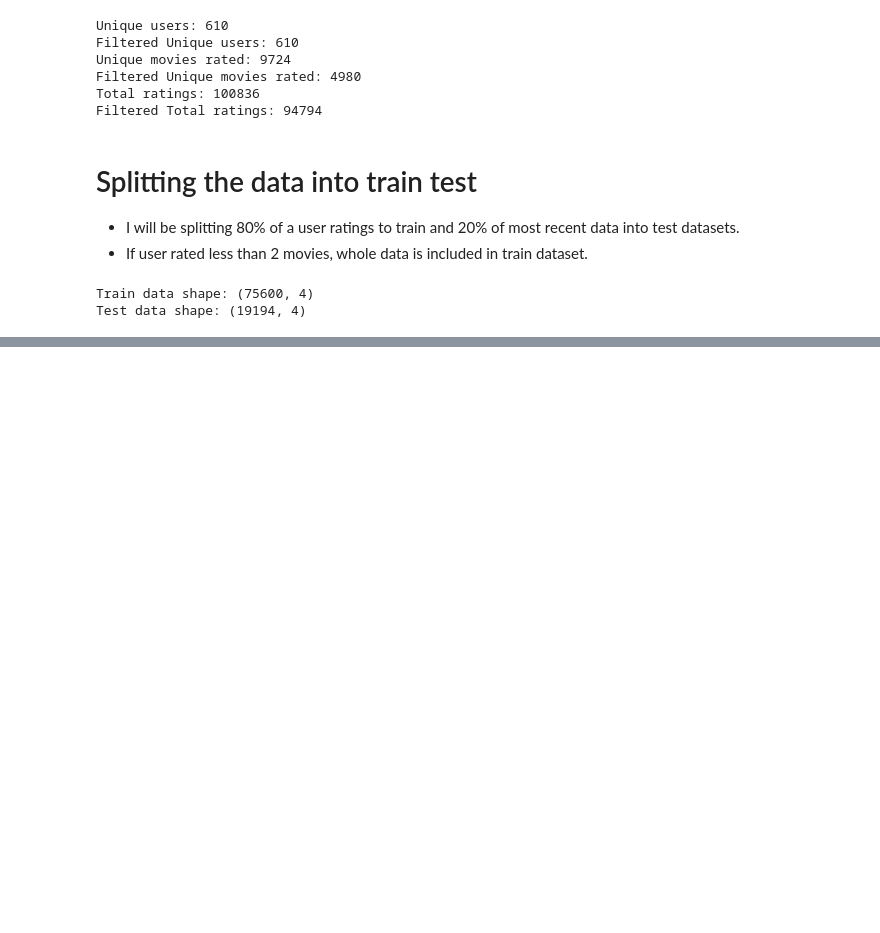
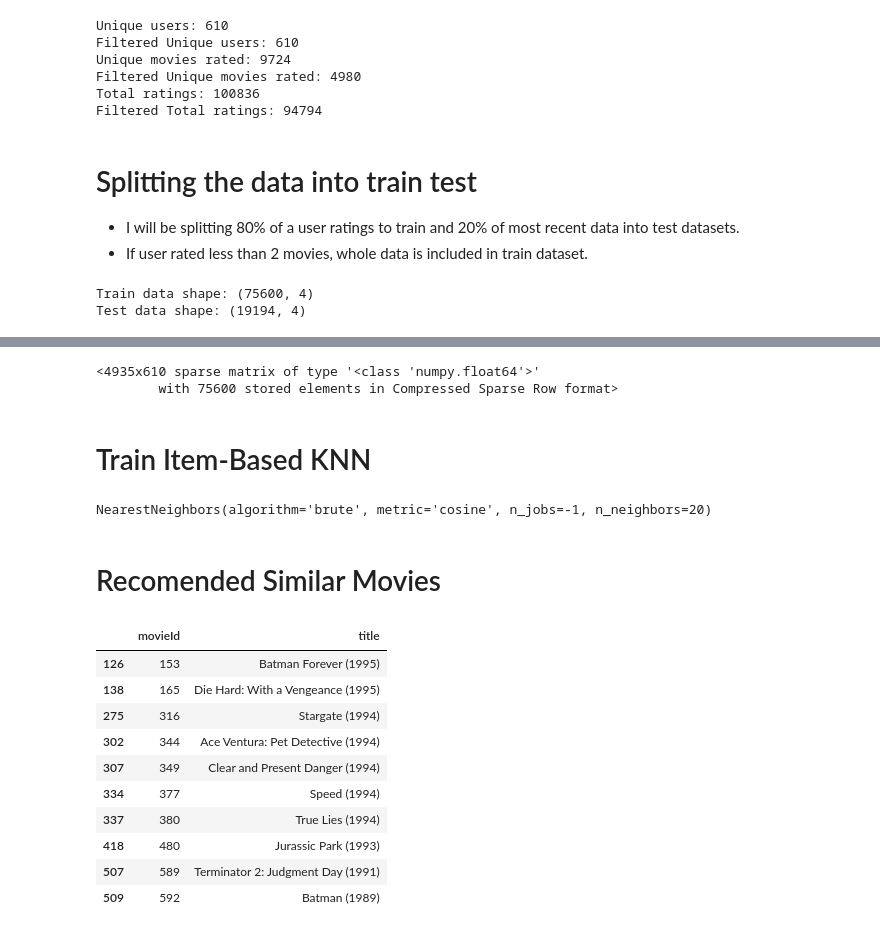
Before and after one commit to Rakeshkalivela/recomendation_systems, a Jupyter notebook: mf.ipynb, the cells around one changed output, grey strips where cells are left out. Saved outputs shown, nothing was run; the diff lists cells and outputs as text; code cells hidden in the pictures; blank space fills up the shorter version.

Commit message:
Built item-based knn

```diff
--- a/mf.ipynb
+++ b/mf.ipynb
@@ -203,0 +218,60 @@ Test data shape: (19194, 4)
+# %%
+R_train = csr_matrix(
+    (train_data["rating"], (train_data["movie_idx"], train_data["user_idx"])), #(Matrix_data, (rows, columns))
+    shape = (train_data["movie_idx"].nunique(), train_data["user_idx"].nunique())
+)
+
+R_train
+# %% [output]
+<4935x610 sparse matrix of type '<class 'numpy.float64'>'
+        with 75600 stored elements in Compressed Sparse Row format>
+# %% [markdown]
+# Train Item-Based KNN
+# %%
+item_knn = NearestNeighbors(
+    metric = 'cosine',
+    algorithm = 'brute',
+    n_neighbors = 20,
+    n_jobs = -1
+)
+
+item_knn.fit(R_train)
+# %% [output]
+NearestNeighbors(algorithm='brute', metric='cosine', n_jobs=-1, n_neighbors=20)
+# %% [markdown]
+# Recomended Similar Movies
+# %%
+# Function to recommended similar movies
+def recommended_similar_movies(movie_id:int, top_k:int = 10):
+    # If movie id is not in database
+    if movie_id not in movie_map:
+        print("Movie not found in training data")
+        return []
+
+    # Note that R_tain has movie_idx, hence needed conversion
+    #Taking k+1 as algorithm predits movie_id iteself as best match
+    dis, ind = item_knn.kneighbors(R_train[movie_map[movie_id]], n_neighbors=top_k+1)
+
+    # ind is 2d array
+    similar_movieIds = [reverse_movie_map[i] for i in ind[0][1:]]
+    return similar_movieIds
+
+# Function to print recomended movie titles
+def show_movie_recommendations(movie_id:int, top_k:int = 10):
+    rec_ids = recommended_similar_movies(movie_id, top_k)
+    rec_titles = movies[movies["movieId"].isin(rec_ids)][["movieId", "title"]]
+    return rec_titles
+# %%
+show_movie_recommendations(10, 10)
+# %% [output]
+|  | movieId | title |
+| 126 | 153 | Batman Forever (1995) |
+| 138 | 165 | Die Hard: With a Vengeance (1995) |
+| 275 | 316 | Stargate (1994) |
+| 302 | 344 | Ace Ventura: Pet Detective (1994) |
+| 307 | 349 | Clear and Present Danger (1994) |
+| 334 | 377 | Speed (1994) |
+| 337 | 380 | True Lies (1994) |
+| 418 | 480 | Jurassic Park (1993) |
+| 507 | 589 | Terminator 2: Judgment Day (1991) |
+| 509 | 592 | Batman (1989) |
```
Also changed, not shown: parts of 3 cells of this notebook.
